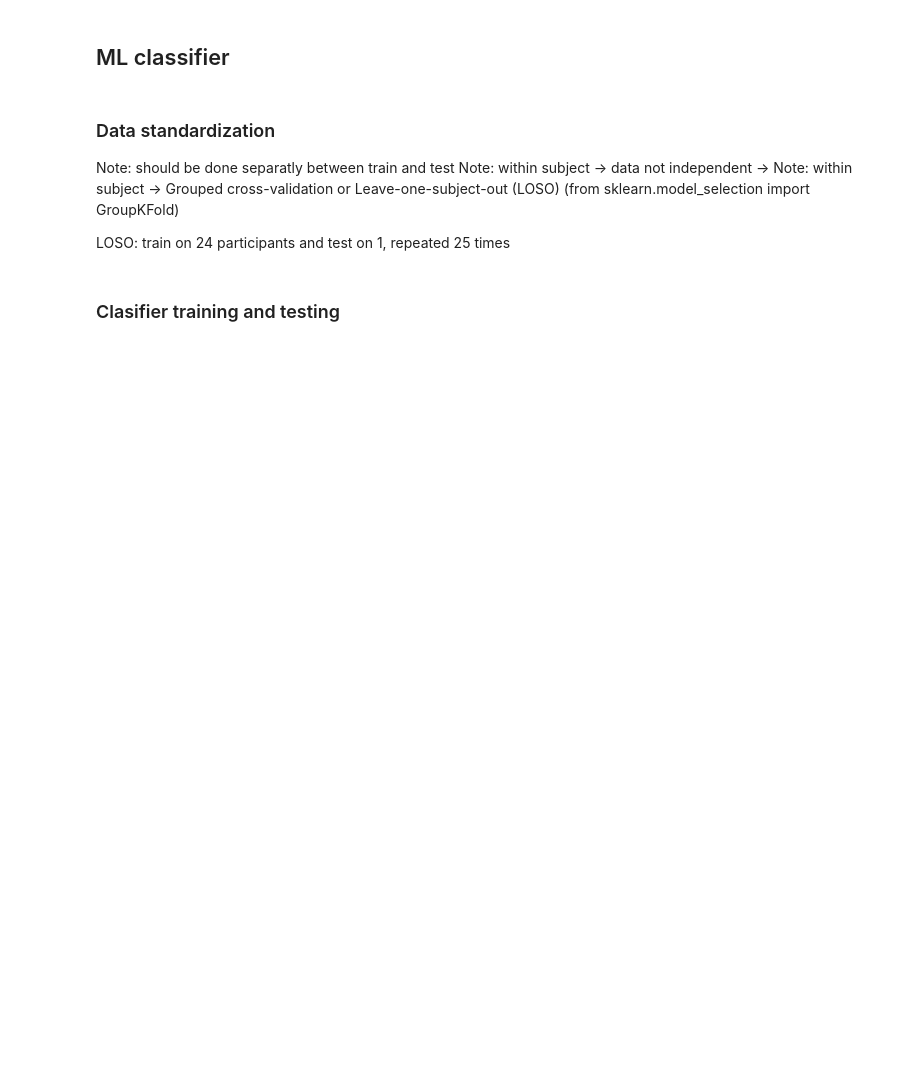
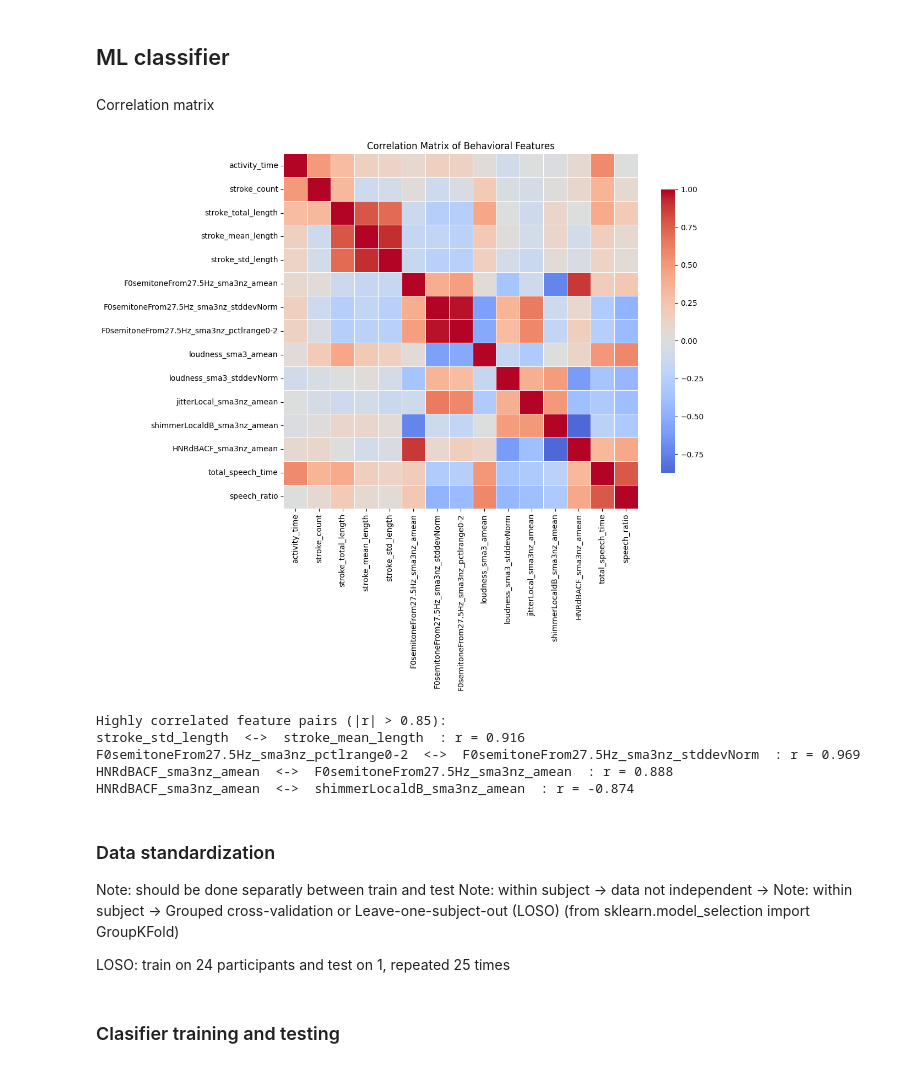
Before and after one commit to SARAI-Lab-KIT/draw_my_life_study_1, a Jupyter notebook: features_analysis_code/features_analysis_code.ipynb, the cells around one changed output. Cells and saved outputs as stored; diff of their text form; code cells hidden in the pictures; blank space fills up the shorter version.

```diff
--- a/features_analysis_code/features_analysis_code.ipynb
+++ b/features_analysis_code/features_analysis_code.ipynb
@@ -21,7 +41,7 @@ import scipy
 # %% [markdown]
 ## Dataframe import
 # %%
-features_df = pd.read_excel("../extracted_features/extracted_features.xlsx")
+features_df = pd.read_excel("../extracted_features/extracted_features_final.xlsx")
 features_df
 # %% [output]
 |  | participant_id | gender | age | condition | perceived_topic_intimacy | personal_discomfort | ... |
@@ -134,5 +277,53 @@ Conclusion: revealing_personal_information is significantly higher in Condition
 # %% [markdown]
 ## ML classifier
+# %% [markdown]
+Correlation matrix
+# %%
+exclude_columns = ["participant_id", "condition", "gender", "age", "perceived_topic_intimacy", "personal_discomfort", "revealing_personal_information"]
+
+# Select behavioral features only
+behavioral_df = features_df.drop(columns=exclude_columns, errors="ignore")
+
+corr_matrix = behavioral_df.corr(method="pearson")
+
+plt.figure(figsize=(12, 10))
+sns.heatmap(
+    corr_matrix,
+    cmap="coolwarm",
+    center=0,
+    square=True,
+    linewidths=0.5,
+    cbar_kws={"shrink": 0.8}
+)
+plt.title("Correlation Matrix of Behavioral Features")
+plt.tight_layout()
+plt.show()
+# %% [output]
+[figure, added]
+# %%
+# Find high correlations
+high_corr_pairs = []
+
+threshold = 0.85
+
+for i in range(len(corr_matrix.columns)):
+    for j in range(i):
+        if abs(corr_matrix.iloc[i, j]) > threshold:
+            col1 = corr_matrix.columns[i]
+            col2 = corr_matrix.columns[j]
+            value = corr_matrix.iloc[i, j]
+            high_corr_pairs.append((col1, col2, value))
+
+# Print results
+print("\nHighly correlated feature pairs (|r| > 0.85):")
+for pair in high_corr_pairs:
+    print(f"{pair[0]}  <->  {pair[1]}  : r = {pair[2]:.3f}")
+# %% [output]
+Highly correlated feature pairs (|r| > 0.85):
+stroke_std_length  <->  stroke_mean_length  : r = 0.916
+F0semitoneFrom27.5Hz_sma3nz_pctlrange0-2  <->  F0semitoneFrom27.5Hz_sma3nz_stddevNorm  : r = 0.969
+HNRdBACF_sma3nz_amean  <->  F0semitoneFrom27.5Hz_sma3nz_amean  : r = 0.888
+HNRdBACF_sma3nz_amean  <->  shimmerLocaldB_sma3nz_amean  : r = -0.874
 # %% [markdown]
 ### Data standardization
 
```
Also changed, not shown: parts of 18 cells of this notebook.
